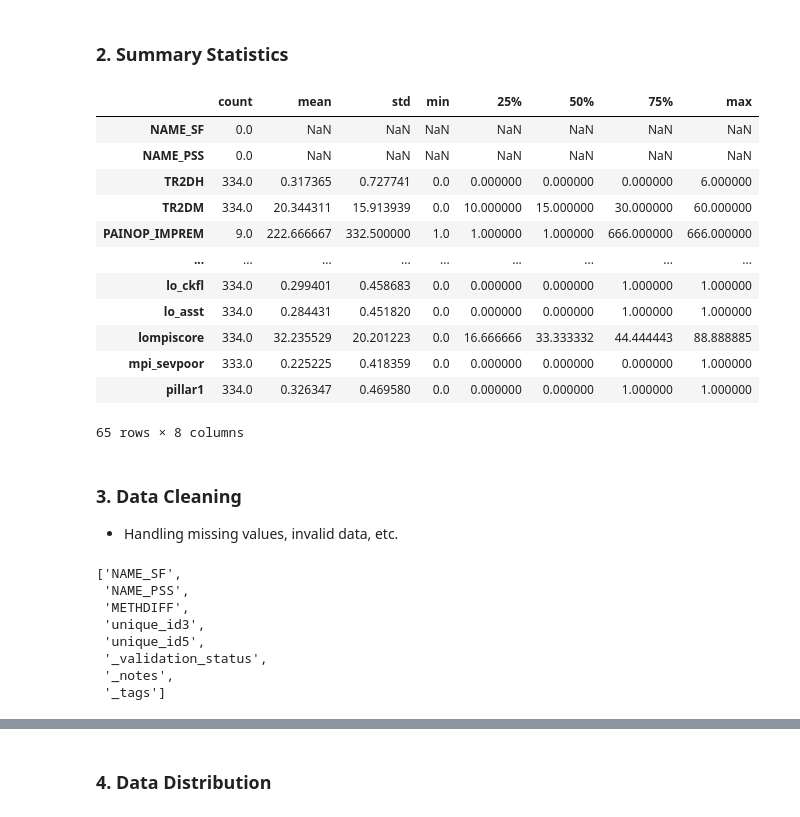
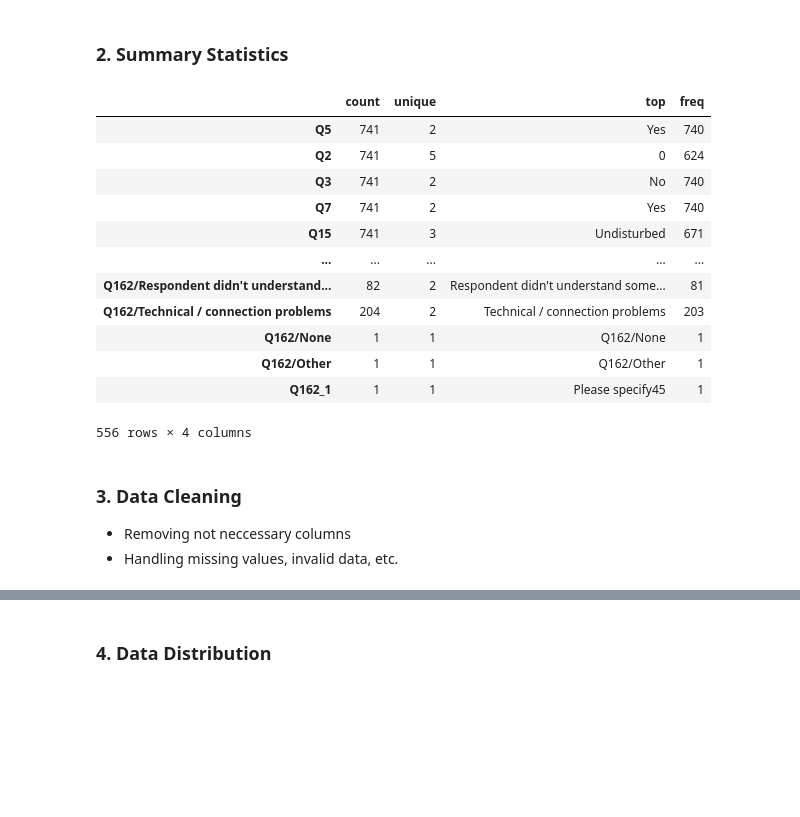
Before and after one commit to Mirwais-Farahi/research-mmc-drc-afghanistan-returnee-trends, a Jupyter notebook: notebooks/analaysis.ipynb, the cells around one changed output, grey strips where cells are left out. Saved outputs shown, nothing was run; the diff lists cells and outputs as text; code cells hidden in the pictures; blank space fills up the shorter version.

```diff
--- a/notebooks/analaysis.ipynb
+++ b/notebooks/analaysis.ipynb
@@ -11,5 +11,5 @@ from utils import load_data, load_stata_data, null_columns
 # %%
 # load the CEI dataset
-data_file_path = '../data/raw/MSIA_2024_CEI_data.csv'
-data = load_data(data_file_path)
+data_file_path = '../data/afghan_returnee_dataset_24_03_2025.xlsx'
+data = pd.read_excel(data_file_path)
 # %% [markdown]
@@ -52,36 +38,22 @@ stata_data.head()
 ### 2. Summary Statistics
 # %%
 # distribution of numerical columns
-display()
 pd.DataFrame(data.describe()).T
 # %% [output]
-|  | count | mean | std | min | 25% | 50% | 75% | max |
-| NAME_SF | 0.0 | NaN | NaN | NaN | NaN | NaN | NaN | NaN |
-| NAME_PSS | 0.0 | NaN | NaN | NaN | NaN | NaN | NaN | NaN |
-| TR2DH | 334.0 | 0.317365 | 0.727741 | 0.0 | 0.000000 | 0.000000 | 0.000000 | 6.000000 |
-| TR2DM | 334.0 | 20.344311 | 15.913939 | 0.0 | 10.000000 | 15.000000 | 30.000000 | 60.000000 |
-| PAINOP_IMPREM | 9.0 | 222.666667 | 332.500000 | 1.0 | 1.000000 | 1.000000 | 666.000000 | 666.000000 |
-| ... | ... | ... | ... | ... | ... | ... | ... | ... |
-| lo_ckfl | 334.0 | 0.299401 | 0.458683 | 0.0 | 0.000000 | 0.000000 | 1.000000 | 1.000000 |
-| lo_asst | 334.0 | 0.284431 | 0.451820 | 0.0 | 0.000000 | 0.000000 | 1.000000 | 1.000000 |
-| lompiscore | 334.0 | 32.235529 | 20.201223 | 0.0 | 16.666666 | 33.333332 | 44.444443 | 88.888885 |
-| mpi_sevpoor | 333.0 | 0.225225 | 0.418359 | 0.0 | 0.000000 | 0.000000 | 0.000000 | 1.000000 |
-| pillar1 | 334.0 | 0.326347 | 0.469580 | 0.0 | 0.000000 | 0.000000 | 1.000000 | 1.000000 |
+|  | count | unique | top | freq |
+| Q5 | 741 | 2 | Yes | 740 |
+| Q2 | 741 | 5 | 0 | 624 |
+| Q3 | 741 | 2 | No | 740 |
+| Q7 | 741 | 2 | Yes | 740 |
+| Q15 | 741 | 3 | Undisturbed | 671 |
+| ... | ... | ... | ... | ... |
+| Q162/Respondent didn't understand... | 82 | 2 | Respondent didn't understand some... | 81 |
+| Q162/Technical / connection problems | 204 | 2 | Technical / connection problems | 203 |
+| Q162/None | 1 | 1 | Q162/None | 1 |
+| Q162/Other | 1 | 1 | Q162/Other | 1 |
+| Q162_1 | 1 | 1 | Please specify45 | 1 |
-65 rows × 8 columns
+556 rows × 4 columns
 # %% [markdown]
 ### 3. Data Cleaning
+- Removing not neccessary columns
 - Handling missing values, invalid data, etc.
-# %%
-# check columns with numm values
-null_cols = null_columns(data)
-
-list(null_cols)
-# %% [output]
-['NAME_SF',
- 'NAME_PSS',
- 'METHDIFF',
- 'unique_id3',
- 'unique_id5',
- '_validation_status',
- '_notes',
- '_tags']
```
Also changed, not shown: parts of 14 cells of this notebook, 1 other file.
